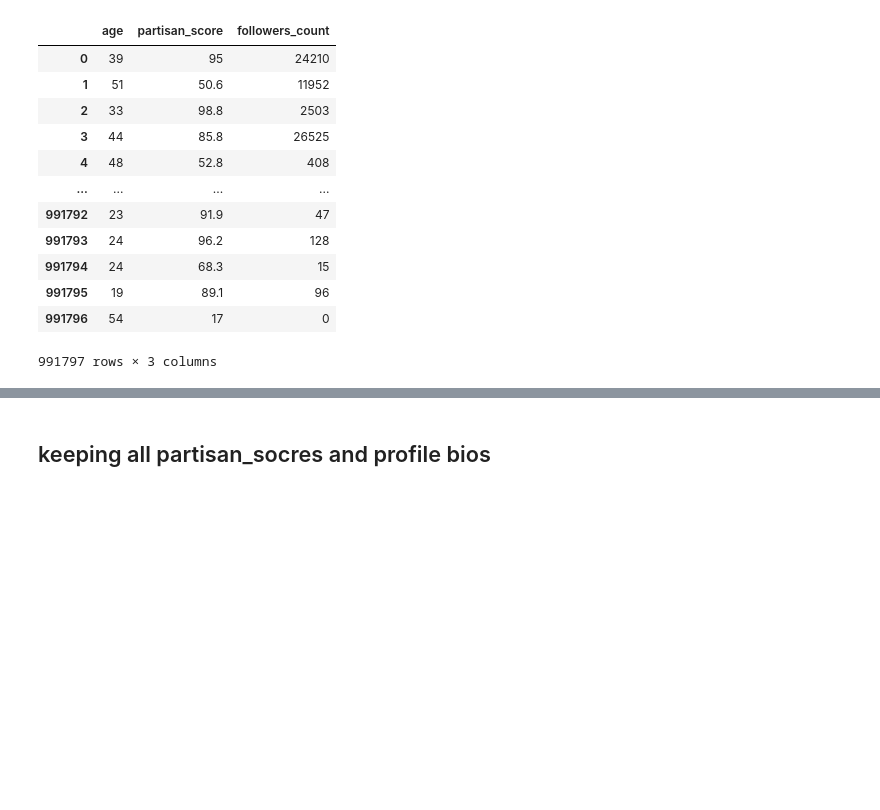
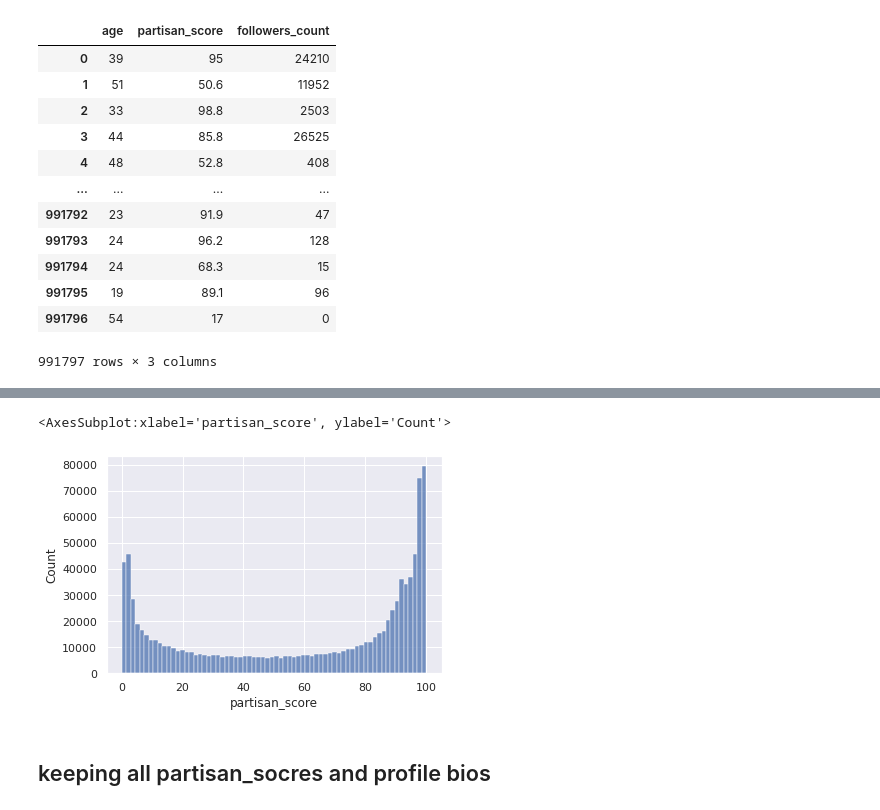
Before and after one commit to navidmdn/identity_embedding, a Jupyter notebook: personal_identifiers_pyspark.ipynb, the cells around one changed output, grey strips where cells are left out. Saved outputs shown, nothing was run; the diff lists cells and outputs as text; code cells hidden in the pictures; blank space fills up the shorter version.

```diff
--- a/personal_identifiers_pyspark.ipynb
+++ b/personal_identifiers_pyspark.ipynb
@@ -564,3 +581,8 @@ sns.boxplot(x=dems_df['partisan_score'])
+# %%
+sns.histplot(dems_df['partisan_score'])
+# %% [output]
+<AxesSubplot:xlabel='partisan_score', ylabel='Count'>
+[figure, added]
 # %% [markdown]
 ## keeping all partisan_socres and profile bios
 # %%
```
Also changed, not shown: parts of 120 cells of this notebook, 1 other file.
